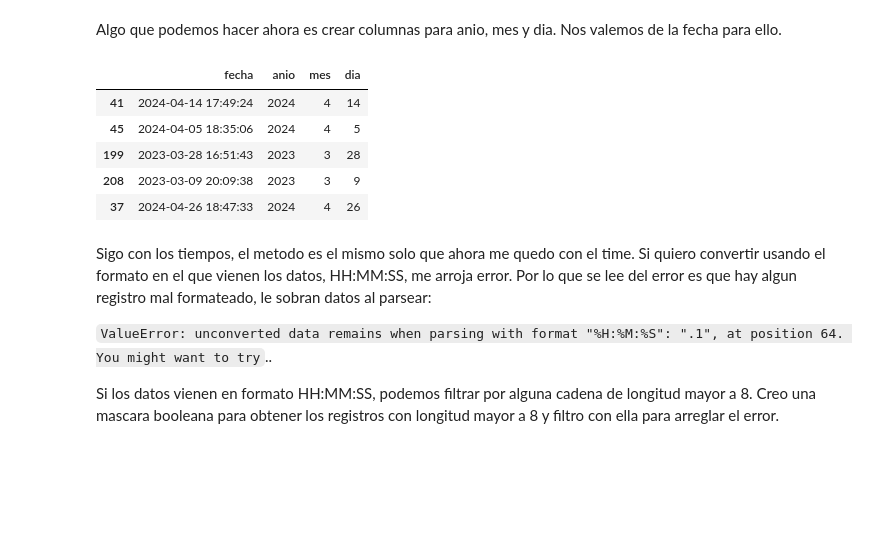
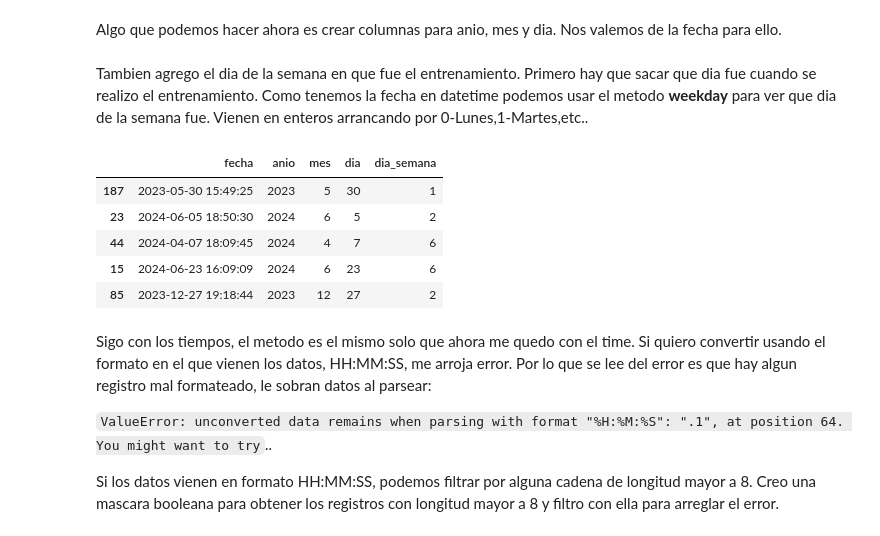
Before and after one commit to fluchetti45/running_analysis, a Jupyter notebook: python/Entrenamientos.ipynb, the cells around one changed output. Drawn from its saved outputs; the diff is of its cells as text; code cells hidden in the pictures; blank space fills up the shorter version.

```diff
--- a/python/Entrenamientos.ipynb
+++ b/python/Entrenamientos.ipynb
@@ -241,15 +242,19 @@ Algo que podemos hacer ahora es crear columnas para anio, mes y dia. Nos valemos
 run['anio'] = run.fecha.apply(lambda x: x.year)
 run['mes'] = run.fecha.apply(lambda x: x.month)
 run['dia'] = run.fecha.apply(lambda x: x.day)
+# %% [markdown]
+Tambien agrego el dia de la semana en que fue el entrenamiento. Primero hay que sacar que dia fue cuando se realizo el entrenamiento. Como tenemos la fecha en datetime podemos usar el metodo **weekday** para ver que dia de la semana fue. Vienen en enteros arrancando por 0-Lunes,1-Martes,etc..
+# %%
+run['dia_semana'] = run.fecha.apply(lambda f: f.weekday())
 # %%
-run[["fecha","anio","mes","dia"]].sample(5)
+run[["fecha","anio","mes","dia",'dia_semana']].sample(5)
 # %% [output]
-|  | fecha | anio | mes | dia |
-| 41 | 2024-04-14 17:49:24 | 2024 | 4 | 14 |
-| 45 | 2024-04-05 18:35:06 | 2024 | 4 | 5 |
-| 199 | 2023-03-28 16:51:43 | 2023 | 3 | 28 |
-| 208 | 2023-03-09 20:09:38 | 2023 | 3 | 9 |
-| 37 | 2024-04-26 18:47:33 | 2024 | 4 | 26 |
+|  | fecha | anio | mes | dia | dia_semana |
+| 187 | 2023-05-30 15:49:25 | 2023 | 5 | 30 | 1 |
+| 23 | 2024-06-05 18:50:30 | 2024 | 6 | 5 | 2 |
+| 44 | 2024-04-07 18:09:45 | 2024 | 4 | 7 | 6 |
+| 15 | 2024-06-23 16:09:09 | 2024 | 6 | 23 | 6 |
+| 85 | 2023-12-27 19:18:44 | 2023 | 12 | 27 | 2 |
 # %% [markdown]
 Sigo con los tiempos, el metodo es el mismo solo que ahora me quedo con el time. Si quiero convertir usando el formato en el que vienen los datos, HH:MM:SS, me arroja error. Por lo que se lee del error es que hay algun registro mal formateado, le sobran datos al parsear:
 
```
Also changed, not shown: parts of 37 cells of this notebook.
